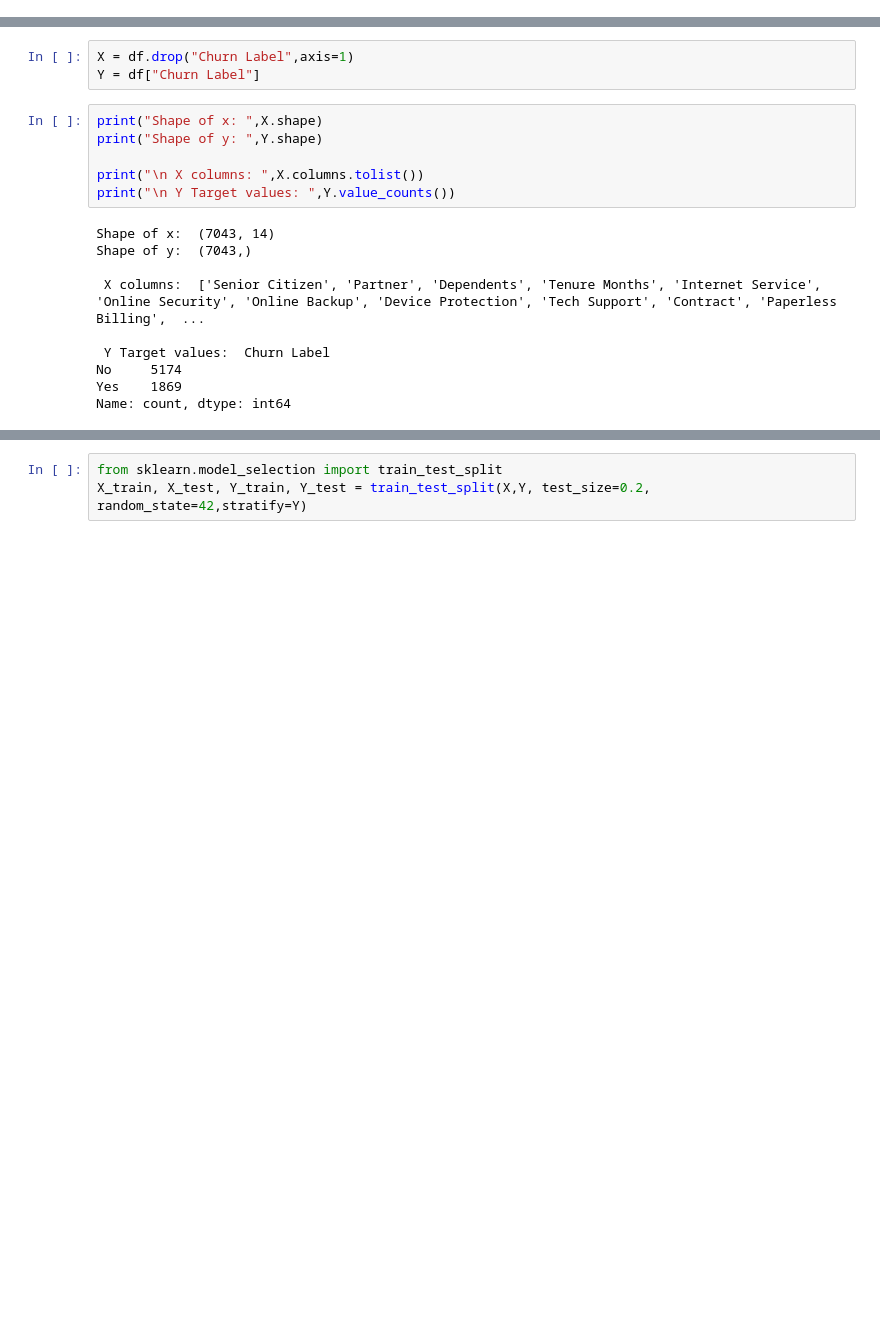
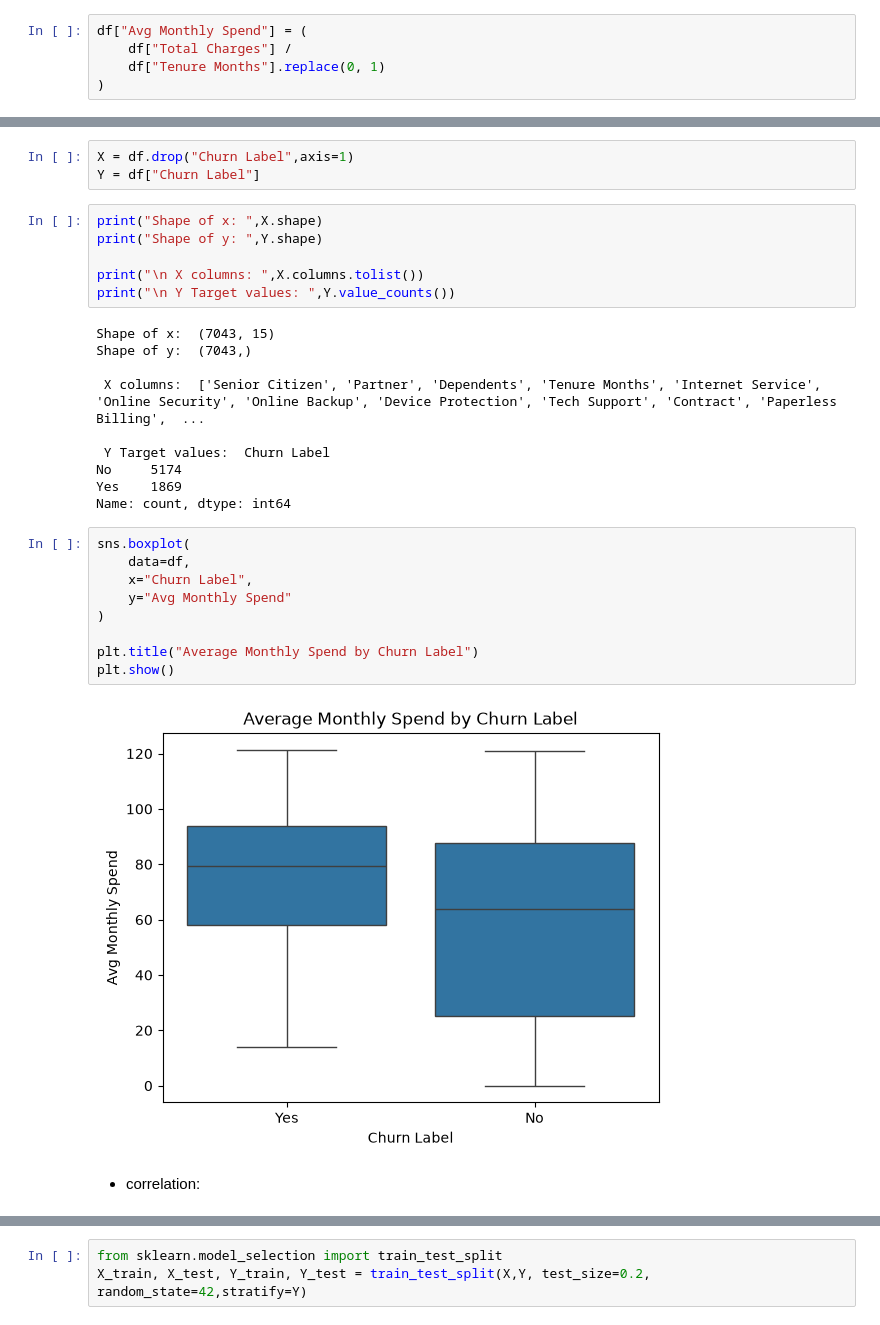
Before and after one commit to ArjunTechie118/Costumer-Churn-Prediction, a Jupyter notebook: notebook/02_model_training.ipynb, the cells around one changed output, grey strips where cells are left out. Cells and saved outputs as stored; diff of their text form; blank space fills up the shorter version.

Commit message:
Feature Engineering and Data Visualization

```diff
--- a/notebook/02_model_training.ipynb
+++ b/notebook/02_model_training.ipynb
@@ -37,0 +41,5 @@ dtype: int64
+# %%
+df["Avg Monthly Spend"] = (
+    df["Total Charges"] /
+    df["Tenure Months"].replace(0, 1)
+)
@@ -47,7 +66,7 @@ print("Shape of y: ",Y.shape)
 print("\n X columns: ",X.columns.tolist())
 print("\n Y Target values: ",Y.value_counts())
 # %% [output]
-Shape of x:  (7043, 14)
+Shape of x:  (7043, 15)
 Shape of y:  (7043,)
 
  X columns:  ['Senior Citizen', 'Partner', 'Dependents', 'Tenure Months', 'Internet Service', 'Online Security', 'Online Backup', 'Device Protection', 'Tech Support', 'Contract', 'Paperless Billing',  ...
@@ -56,3 +75,16 @@ Shape of y:  (7043,)
 No     5174
 Yes    1869
 Name: count, dtype: int64
+# %%
+sns.boxplot(
+    data=df,
+    x="Churn Label",
+    y="Avg Monthly Spend"
+)
+
+plt.title("Average Monthly Spend by Churn Label")
+plt.show()
+# %% [output]
+[figure, added]
+# %% [markdown]
+- correlation:
```
Also changed, not shown: parts of 23 cells of this notebook, 1 other file.
